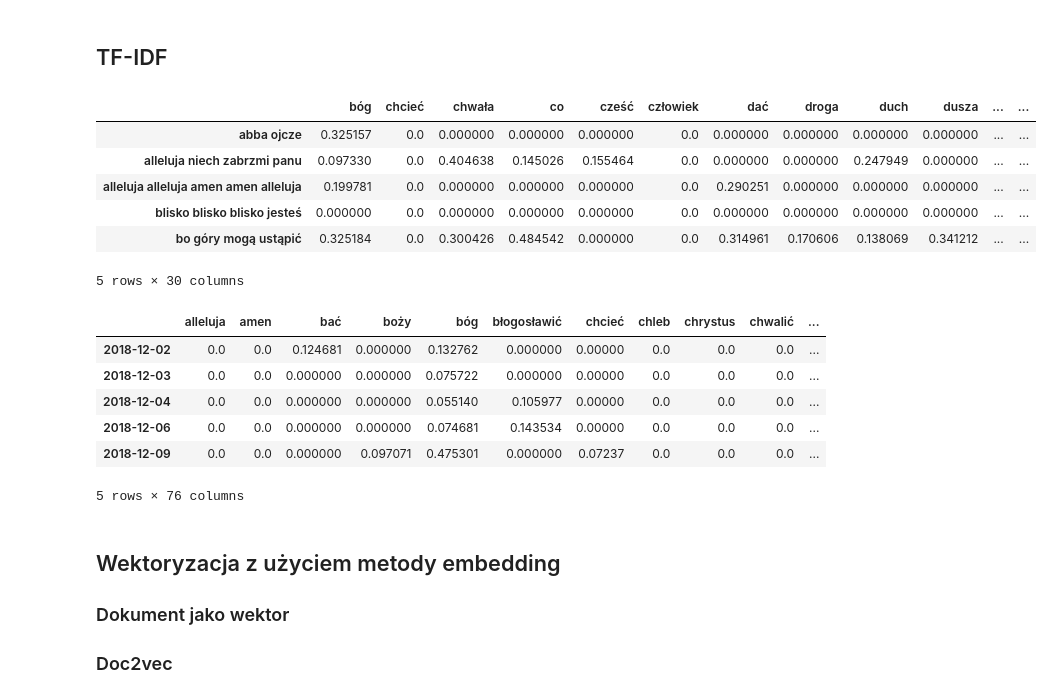
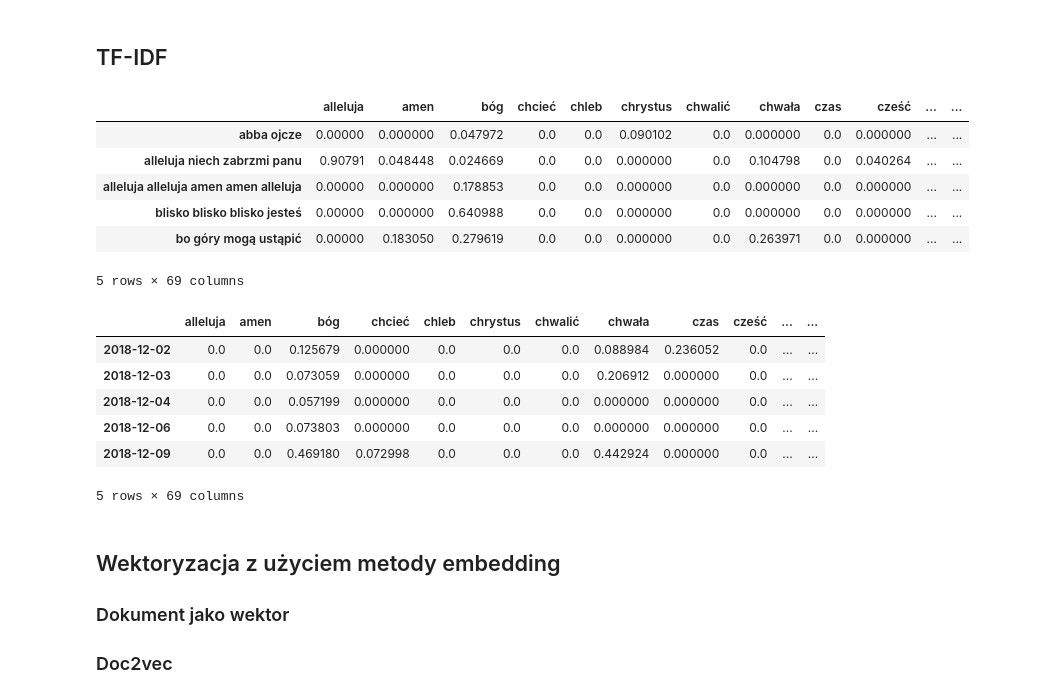
Before and after one commit to lodziajelembasy/MasterThesis, a Jupyter notebook: Notebooks/Representation.ipynb, the cells around one changed output. Saved outputs shown, nothing was run; the diff lists cells and outputs as text; code cells hidden in the pictures.

```diff
--- a/Notebooks/Representation.ipynb
+++ b/Notebooks/Representation.ipynb
@@ -202,20 +202,21 @@ df_fourgram.head()
 # %%
 from sklearn.feature_extraction.text import TfidfVectorizer
 
 tfidf_vect = TfidfVectorizer(#max_df=1 ,
-                             #min_df=0.1)
+                             min_df=0.05
+)
 
 tfidf_sparse = tfidf_vect.fit_transform(df.iloc[:,-1])
 #tfidf_sparse = tfidf_vect.transform(df2.iloc[:,-1])
 df_tfidf = pd.DataFrame(tfidf_sparse.toarray(), index=df.index)
 df_tfidf.columns = tfidf_vect.get_feature_names()
 df_tfidf.head()
 # %% [output]
-|  | bóg | chcieć | chwała | co | cześć | człowiek | dać | droga | duch | dusza | ... | ... |
-| abba ojcze | 0.325157 | 0.0 | 0.000000 | 0.000000 | 0.000000 | 0.0 | 0.000000 | 0.000000 | 0.000000 | 0.000000 | ... | ... |
-| alleluja niech zabrzmi panu | 0.097330 | 0.0 | 0.404638 | 0.145026 | 0.155464 | 0.0 | 0.000000 | 0.000000 | 0.247949 | 0.000000 | ... | ... |
-| alleluja alleluja amen amen alleluja | 0.199781 | 0.0 | 0.000000 | 0.000000 | 0.000000 | 0.0 | 0.290251 | 0.000000 | 0.000000 | 0.000000 | ... | ... |
-| blisko blisko blisko jesteś | 0.000000 | 0.0 | 0.000000 | 0.000000 | 0.000000 | 0.0 | 0.000000 | 0.000000 | 0.000000 | 0.000000 | ... | ... |
-| bo góry mogą ustąpić | 0.325184 | 0.0 | 0.300426 | 0.484542 | 0.000000 | 0.0 | 0.314961 | 0.170606 | 0.138069 | 0.341212 | ... | ... |
+|  | alleluja | amen | bóg | chcieć | chleb | chrystus | chwalić | chwała | czas | cześć | ... | ... |
+| abba ojcze | 0.00000 | 0.000000 | 0.047972 | 0.0 | 0.0 | 0.090102 | 0.0 | 0.000000 | 0.0 | 0.000000 | ... | ... |
+| alleluja niech zabrzmi panu | 0.90791 | 0.048448 | 0.024669 | 0.0 | 0.0 | 0.000000 | 0.0 | 0.104798 | 0.0 | 0.040264 | ... | ... |
+| alleluja alleluja amen amen alleluja | 0.00000 | 0.000000 | 0.178853 | 0.0 | 0.0 | 0.000000 | 0.0 | 0.000000 | 0.0 | 0.000000 | ... | ... |
+| blisko blisko blisko jesteś | 0.00000 | 0.000000 | 0.640988 | 0.0 | 0.0 | 0.000000 | 0.0 | 0.000000 | 0.0 | 0.000000 | ... | ... |
+| bo góry mogą ustąpić | 0.00000 | 0.183050 | 0.279619 | 0.0 | 0.0 | 0.000000 | 0.0 | 0.263971 | 0.0 | 0.000000 | ... | ... |
-5 rows × 30 columns
+5 rows × 69 columns
 # %%
@@ -228,11 +229,11 @@ df_tfidf2 = pd.DataFrame(tfidf_sparse2.toarray(), index=df2.index)
 df_tfidf2.columns = tfidf_vect.get_feature_names()
 df_tfidf2.head()
 # %% [output]
-|  | alleluja | amen | bać | boży | bóg | błogosławić | chcieć | chleb | chrystus | chwalić | ... |
-| 2018-12-02 | 0.0 | 0.0 | 0.124681 | 0.000000 | 0.132762 | 0.000000 | 0.00000 | 0.0 | 0.0 | 0.0 | ... |
-| 2018-12-03 | 0.0 | 0.0 | 0.000000 | 0.000000 | 0.075722 | 0.000000 | 0.00000 | 0.0 | 0.0 | 0.0 | ... |
-| 2018-12-04 | 0.0 | 0.0 | 0.000000 | 0.000000 | 0.055140 | 0.105977 | 0.00000 | 0.0 | 0.0 | 0.0 | ... |
-| 2018-12-06 | 0.0 | 0.0 | 0.000000 | 0.000000 | 0.074681 | 0.143534 | 0.00000 | 0.0 | 0.0 | 0.0 | ... |
-| 2018-12-09 | 0.0 | 0.0 | 0.000000 | 0.097071 | 0.475301 | 0.000000 | 0.07237 | 0.0 | 0.0 | 0.0 | ... |
+|  | alleluja | amen | bóg | chcieć | chleb | chrystus | chwalić | chwała | czas | cześć | ... | ... |
+| 2018-12-02 | 0.0 | 0.0 | 0.125679 | 0.000000 | 0.0 | 0.0 | 0.0 | 0.088984 | 0.236052 | 0.0 | ... | ... |
+| 2018-12-03 | 0.0 | 0.0 | 0.073059 | 0.000000 | 0.0 | 0.0 | 0.0 | 0.206912 | 0.000000 | 0.0 | ... | ... |
+| 2018-12-04 | 0.0 | 0.0 | 0.057199 | 0.000000 | 0.0 | 0.0 | 0.0 | 0.000000 | 0.000000 | 0.0 | ... | ... |
+| 2018-12-06 | 0.0 | 0.0 | 0.073803 | 0.000000 | 0.0 | 0.0 | 0.0 | 0.000000 | 0.000000 | 0.0 | ... | ... |
+| 2018-12-09 | 0.0 | 0.0 | 0.469180 | 0.072998 | 0.0 | 0.0 | 0.0 | 0.442924 | 0.000000 | 0.0 | ... | ... |
-5 rows × 76 columns
+5 rows × 69 columns
 # %%
```
Also changed, not shown: parts of 13 cells of this notebook, 20 other files.
